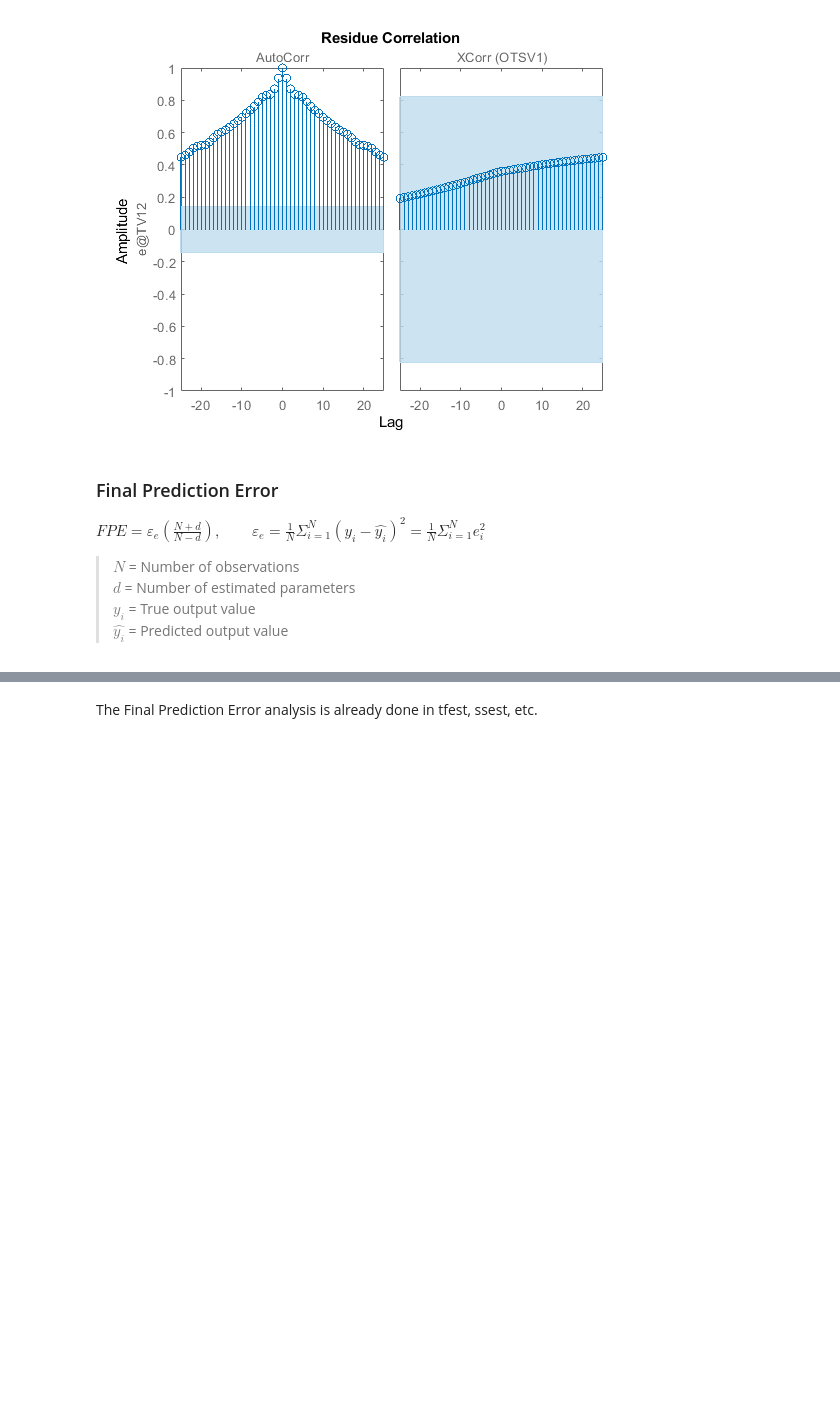
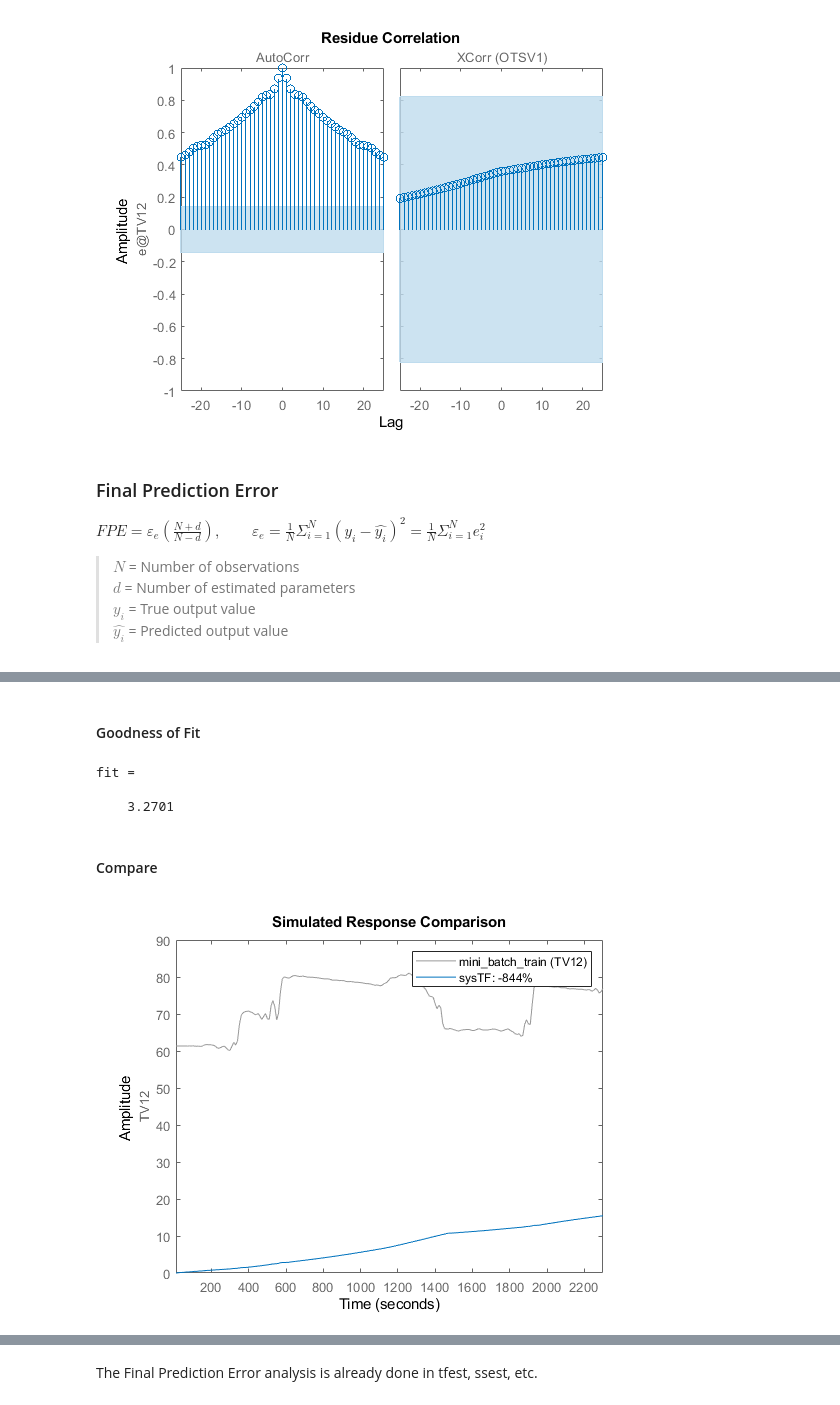
Before and after one commit to JeremyKTH/Gearbox-Oil-Conditioning-System, a Jupyter notebook: SI_1.ipynb, the cells around one changed output, grey strips where cells are left out. Saved outputs shown, nothing was run; the diff lists cells and outputs as text; code cells hidden in the pictures; blank space fills up the shorter version.

```diff
--- a/SI_1.ipynb
+++ b/SI_1.ipynb
@@ -227,0 +327,26 @@ $FPE = \varepsilon_{e} (\frac{N+d}{N-d}), \qquad \varepsilon_{e} = \frac{1}{N} \
+# %% [markdown]
+#### Goodness of Fit
+# %%
+% generate reference output
+y_Pro_ref = data_train.y;
+
+% generate estimated output
+y_Pro_est = sim(sysP1D, data_train(:, [], :));
+
+% select cost function
+cost_func = 'NRMSE';
+
+% Goodness of Fit
+fit = goodnessOfFit(y_Pro_est.y, y_Pro_ref, cost_func)
+# %% [output]
+fit =
+
+    3.2701
+# %% [markdown]
+#### Compare
+# %%
+% Specify an initial condition of zero to match the initial condition that goodnessOfFit assumes
+opt = compareOptions('InitialCondition','z');   % 'z' : zero initial conditions
+compare(data_train, sysTF, opt);
+# %% [output]
+[figure, added]
```
Also changed, not shown: parts of 16 cells of this notebook.
